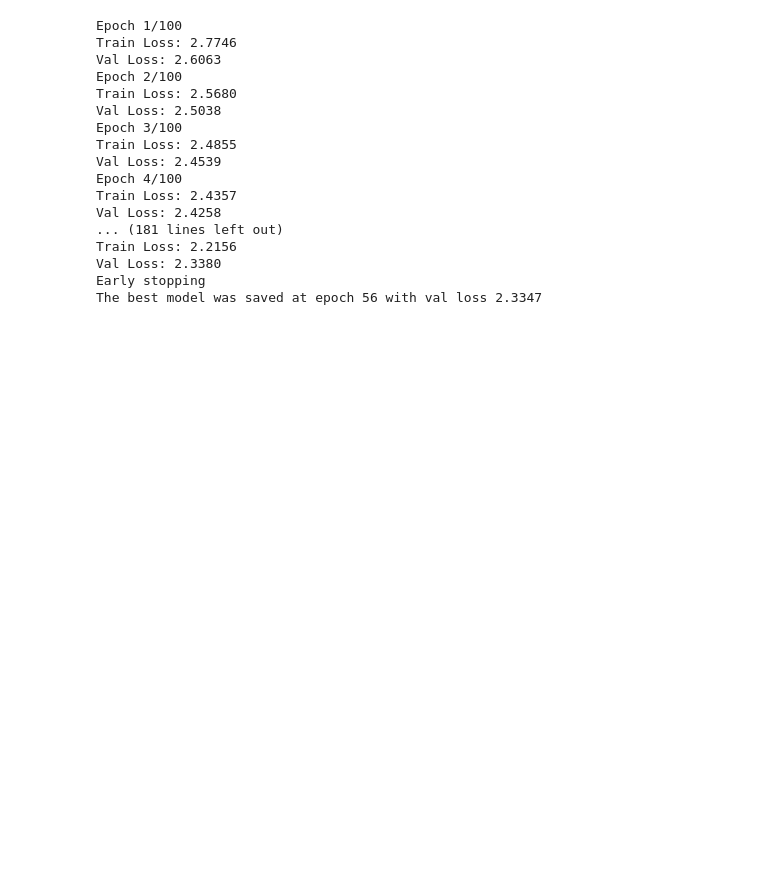
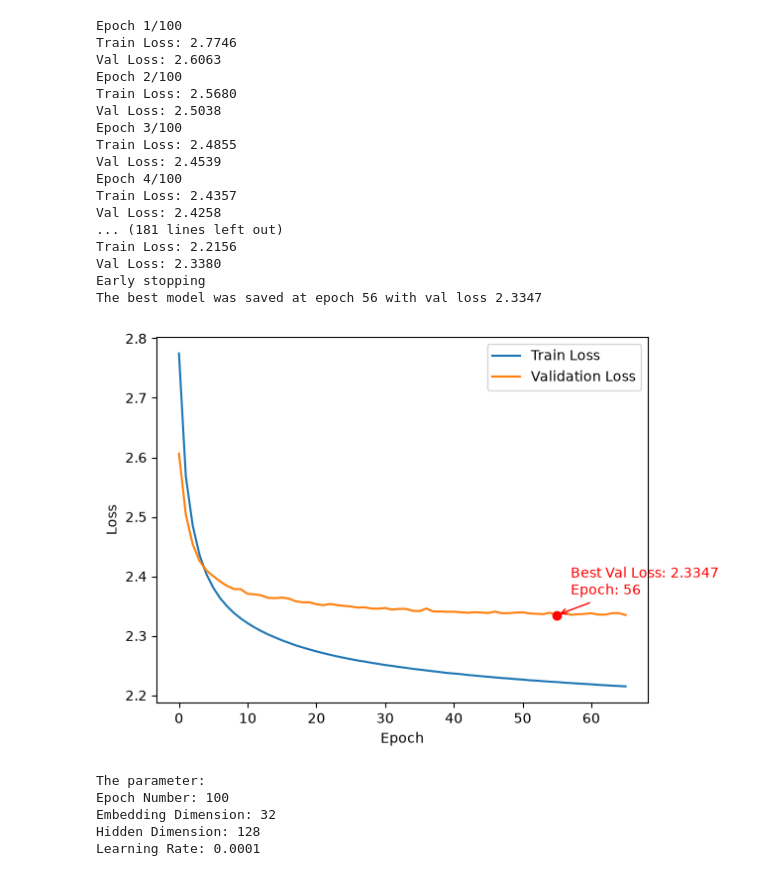
Before and after one commit to TeoPapanikolas/02456-autoregressive-project, a Jupyter notebook: notebooks/mlp_test.ipynb, the cells around one changed output. Drawn from its saved outputs; the diff is of its cells as text; code cells hidden in the pictures; blank space fills up the shorter version.

```diff
--- a/notebooks/mlp_test.ipynb
+++ b/notebooks/mlp_test.ipynb
@@ -279,6 +282,38 @@ Train Loss: 2.2156
 Val Loss: 2.3380
 Early stopping
 The best model was saved at epoch 56 with val loss 2.3347
+# %%
+plt.plot(history["train_loss"], label="Train Loss")
+plt.plot(history["val_loss"], label="Validation Loss")
+
+# Mark best validation loss
+plt.scatter(best_epoch, best_val_loss, color="red", zorder=5)
+plt.annotate(
+    f"Best Val Loss: {best_val_loss:.4f}\nEpoch: {best_epoch + 1}",
+    xy=(best_epoch, best_val_loss),
+    xytext=(10, 15),
+    textcoords="offset points",
+    color="red",
+    arrowprops=dict(arrowstyle="->", color="red")
+)
+
+plt.xlabel("Epoch")
+plt.ylabel("Loss")
+plt.legend()
+plt.show()
+
+print(f"The parameter:")
+print(f"Epoch Number: {num_epochs}")
+print(f"Embedding Dimension: {embed_dim}")
+print(f"Hidden Dimension: {hidden_dim}")
+print(f"Learning Rate: {learning_rate}")
+# %% [output]
+[figure, added]
+The parameter:
+Epoch Number: 100
+Embedding Dimension: 32
+Hidden Dimension: 128
+Learning Rate: 0.0001
 # %%
 vocab = {v: k for k, v in train_data.vocab.items()}
 model = torch.load("best_MLP_model.pt",
```
Also changed, not shown: parts of 1 cell of this notebook, 20 other files.
